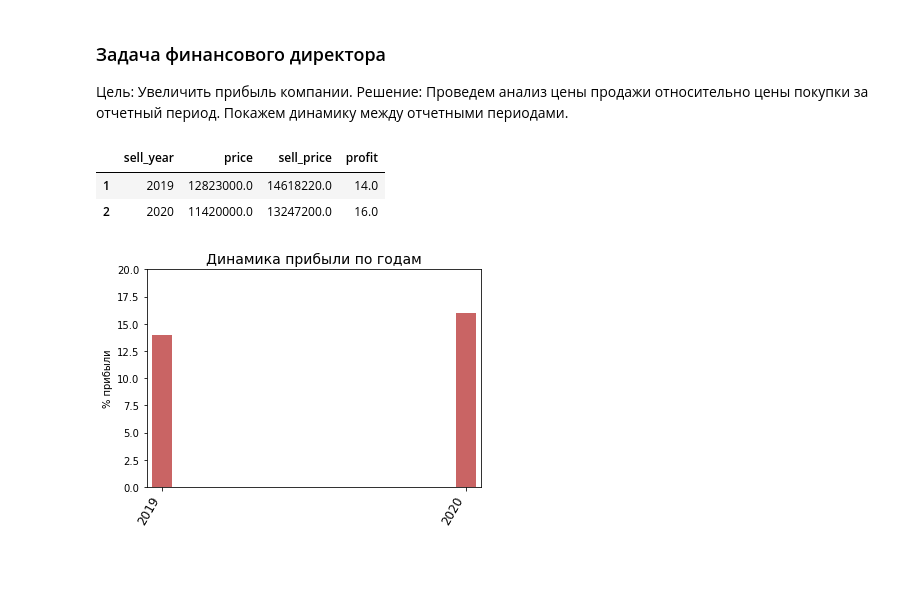
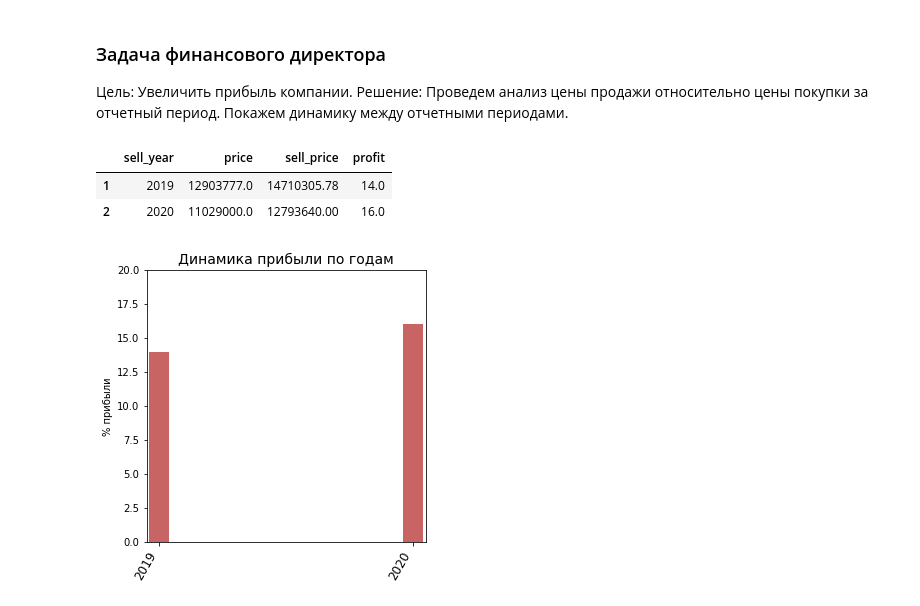
Before and after one commit to Primatochka/python_2020, a Jupyter notebook: diploma.ipynb, the cells around one changed output. Cells and saved outputs as stored; diff of their text form; code cells hidden in the pictures; blank space fills up the shorter version.

```diff
--- a/diploma.ipynb
+++ b/diploma.ipynb
@@ -30,3 +41,6 @@ memory usage: 56.2 KB
+# %%
+#переименуем колонки с . в имени
+df_car = df_car.rename(columns={"front.drive": "front_drive", "rear.drive": "rear_drive", "engine.power": "engine_power", "engine.capacity": "engine_capacity"})
 # %%
 df_car.describe()
 # %% [output]
@@ -77,16 +91,17 @@ df_1['profit'] = (df_1['sell_price'] / df_1['price'] - 1) * 100
 df_1.head()
 # %% [output]
 |  | sell_year | price | sell_price | profit |
-| 1 | 2019 | 12823000.0 | 14618220.0 | 14.0 |
-| 2 | 2020 | 11420000.0 | 13247200.0 | 16.0 |
+| 1 | 2019 | 12903777.0 | 14710305.78 | 14.0 |
+| 2 | 2020 | 11029000.0 | 12793640.00 | 16.0 |
 # %%
 df_1.drop(['price', 'sell_price'], axis='columns', inplace=True)
 # %%
-fig, ax = plt.subplots()
-ax.vlines(x = df_1.sell_year, ymin = 0, ymax = df_1.profit, color='firebrick', alpha=0.7, linewidth=20)
+fig, ax = plt.subplots(figsize=(5,5))
+ax.vlines(x = df_1.sell_year, ymin = 0, ymax = df_1.profit, color='firebrick', alpha=0.7,  linewidth=20)
 plt.xticks(df_1.sell_year, df_1.sell_year, rotation=60, horizontalalignment='right', fontsize=12)
 ax.set_title('Динамика прибыли по годам', fontdict={'size':14})
 ax.set(ylabel='% прибыли', ylim=(0, 20))
+
 plt.show()
 # %% [output]
-[figure, old version]
+[figure, new version]
```
Also changed, not shown: parts of 32 cells of this notebook.
